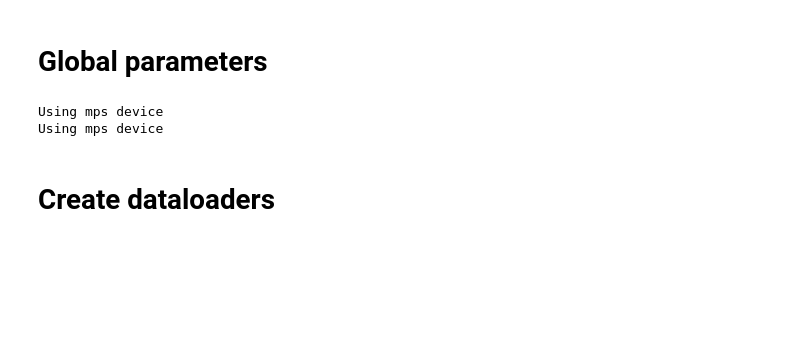
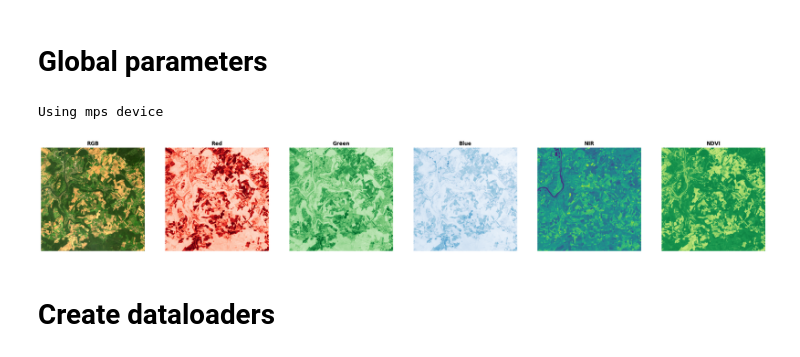
Before and after one commit to ematala/tree-heights-germany, a Jupyter notebook: tree-heights-germany.ipynb, the cells around one changed output. Cells and saved outputs as stored; diff of their text form; code cells hidden in the pictures; blank space fills up the shorter version.

Commit message:
add utils for image channel plots

```diff
--- a/tree-heights-germany.ipynb
+++ b/tree-heights-germany.ipynb
@@ -30,11 +28,12 @@ batch_size = 12
 num_workers = os.cpu_count()
 bins = list(range(0, 55, 5))
 device = get_device()
-
-print(f"Using {device} device")
 # %% [output]
 Using mps device
-Using mps device
+# %%
+plot_image_channels(f"{img_dir}/L15-1060E-1348N.tif")
+# %% [output]
+[figure, added]
 # %% [markdown]
 # Create dataloaders
 # %%
```
Also changed, not shown: parts of 4 cells of this notebook, 3 other files.
